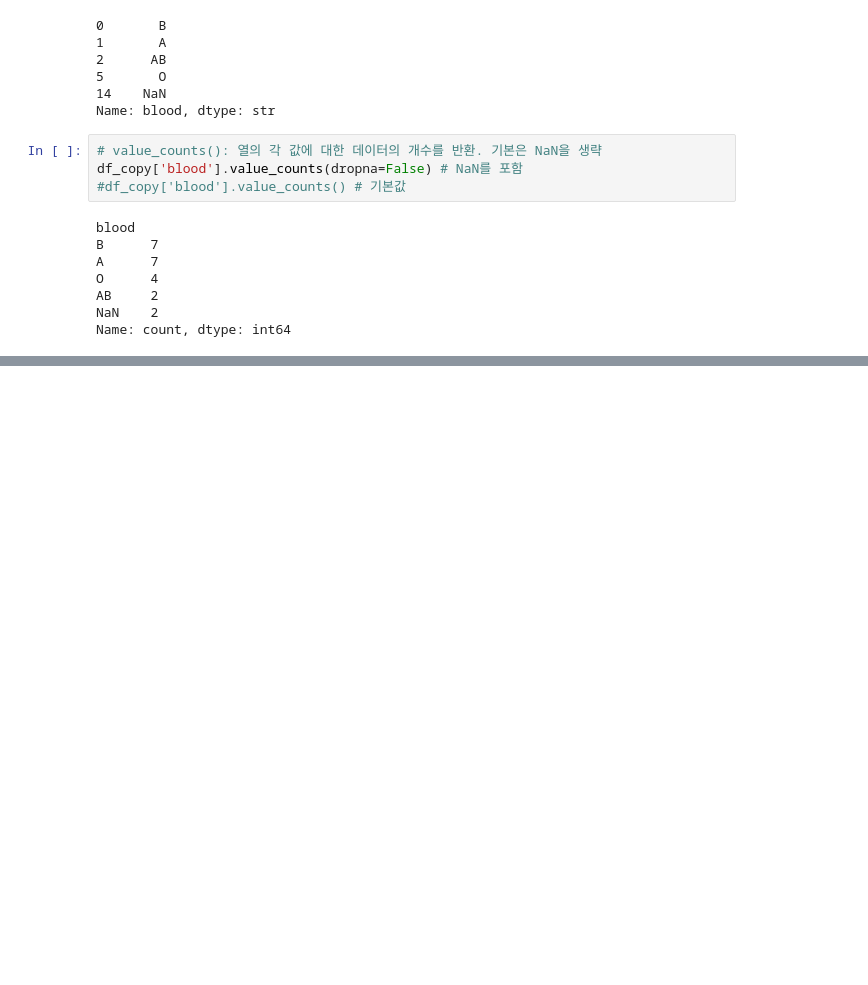
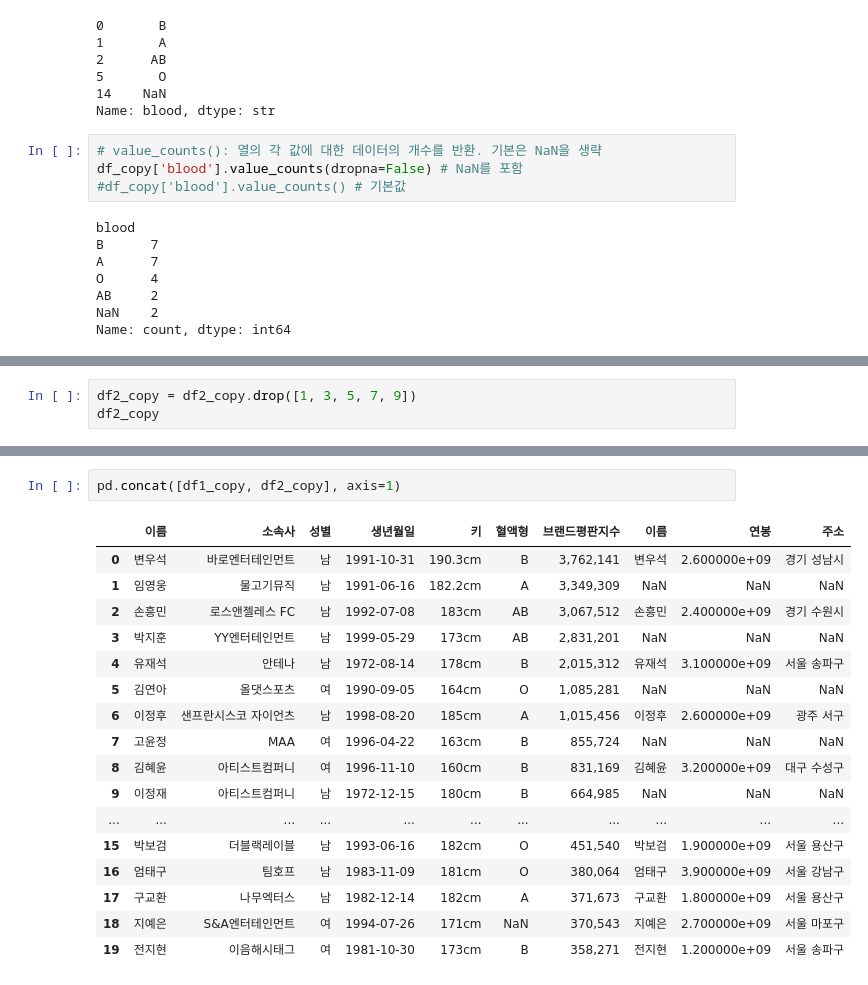
Before and after one commit to kjalh/02_DataAnalysis, a Jupyter notebook: 02_판다스(pandas).ipynb, the cells around one changed output, grey strips where cells are left out. Drawn from its saved outputs; the diff is of its cells as text; blank space fills up the shorter version.

```diff
--- a/02_판다스(pandas).ipynb
+++ b/02_판다스(pandas).ipynb
@@ -1471,0 +1545,3 @@ Name: count, dtype: int64
+# %%
+df2_copy = df2_copy.drop([1, 3, 5, 7, 9])
+df2_copy
@@ -1471,0 +1565,20 @@ Name: count, dtype: int64
+# %%
+pd.concat([df1_copy, df2_copy], axis=1)
+# %% [output]
+|  | 이름 | 소속사 | 성별 | 생년월일 | 키 | 혈액형 | 브랜드평판지수 | 이름 | 연봉 | 주소 |
+| 0 | 변우석 | 바로엔터테인먼트 | 남 | 1991-10-31 | 190.3cm | B | 3,762,141 | 변우석 | 2.600000e+09 | 경기 성남시 |
+| 1 | 임영웅 | 물고기뮤직 | 남 | 1991-06-16 | 182.2cm | A | 3,349,309 | NaN | NaN | NaN |
+| 2 | 손흥민 | 로스앤젤레스 FC | 남 | 1992-07-08 | 183cm | AB | 3,067,512 | 손흥민 | 2.400000e+09 | 경기 수원시 |
+| 3 | 박지훈 | YY엔터테인먼트 | 남 | 1999-05-29 | 173cm | AB | 2,831,201 | NaN | NaN | NaN |
+| 4 | 유재석 | 안테나 | 남 | 1972-08-14 | 178cm | B | 2,015,312 | 유재석 | 3.100000e+09 | 서울 송파구 |
+| 5 | 김연아 | 올댓스포츠 | 여 | 1990-09-05 | 164cm | O | 1,085,281 | NaN | NaN | NaN |
+| 6 | 이정후 | 샌프란시스코 자이언츠 | 남 | 1998-08-20 | 185cm | A | 1,015,456 | 이정후 | 2.600000e+09 | 광주 서구 |
+| 7 | 고윤정 | MAA | 여 | 1996-04-22 | 163cm | B | 855,724 | NaN | NaN | NaN |
+| 8 | 김혜윤 | 아티스트컴퍼니 | 여 | 1996-11-10 | 160cm | B | 831,169 | 김혜윤 | 3.200000e+09 | 대구 수성구 |
+| 9 | 이정재 | 아티스트컴퍼니 | 남 | 1972-12-15 | 180cm | B | 664,985 | NaN | NaN | NaN |
+| ... | ... | ... | ... | ... | ... | ... | ... | ... | ... | ... |
+| 15 | 박보검 | 더블랙레이블 | 남 | 1993-06-16 | 182cm | O | 451,540 | 박보검 | 1.900000e+09 | 서울 용산구 |
+| 16 | 엄태구 | 팀호프 | 남 | 1983-11-09 | 181cm | O | 380,064 | 엄태구 | 3.900000e+09 | 서울 강남구 |
+| 17 | 구교환 | 나무엑터스 | 남 | 1982-12-14 | 182cm | A | 371,673 | 구교환 | 1.800000e+09 | 서울 용산구 |
+| 18 | 지예은 | S&A엔터테인먼트 | 여 | 1994-07-26 | 171cm | NaN | 370,543 | 지예은 | 2.700000e+09 | 서울 마포구 |
+| 19 | 전지현 | 이음해시태그 | 여 | 1981-10-30 | 173cm | B | 358,271 | 전지현 | 1.200000e+09 | 서울 송파구 |
```
Also changed, not shown: parts of 18 cells of this notebook.
